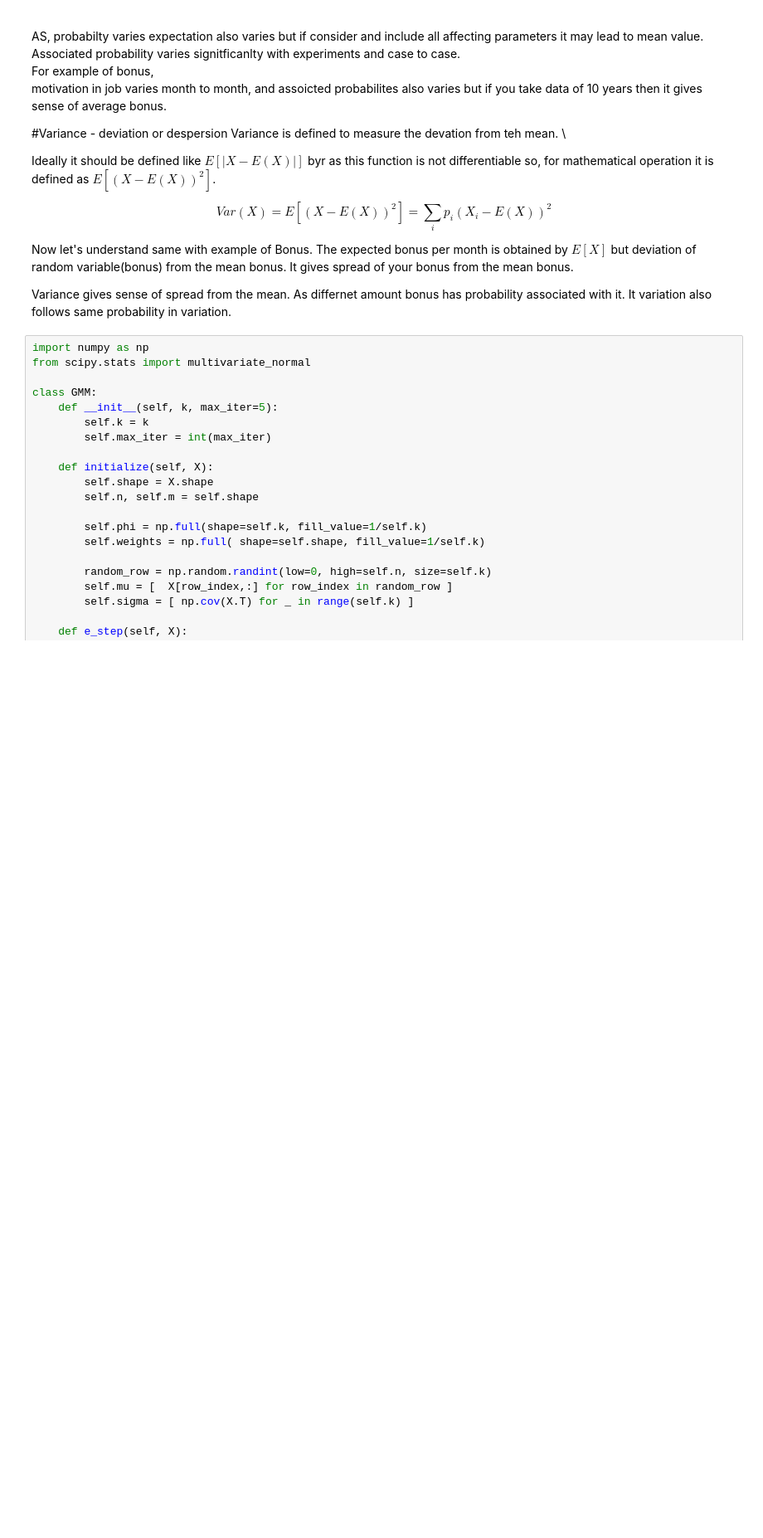
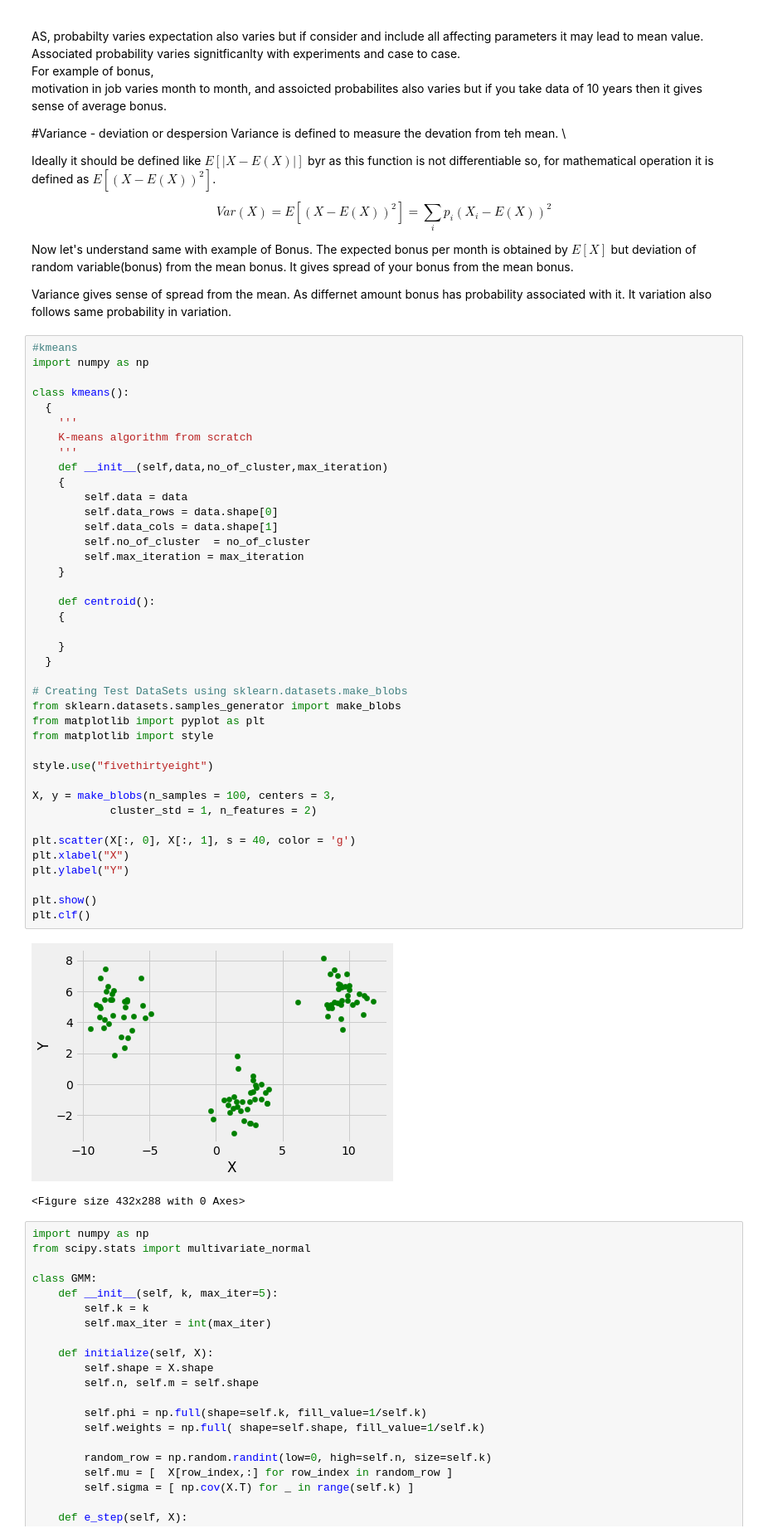
Before and after one commit to pragneshrana/Algo_Trial, a Jupyter notebook: EM.ipynb, the cells around one changed output. Shown at 83% size. Drawn from its saved outputs; the diff is of its cells as text; blank space fills up the shorter version.

```diff
--- a/EM.ipynb
+++ b/EM.ipynb
@@ -203,6 +203,49 @@ $$
 Now let's understand same with example of Bonus. The expected bonus per month is obtained by $E[X]$ but deviation of random variable(bonus) from the mean bonus. It gives spread of your bonus from the mean bonus.
 
 Variance gives sense of spread from the mean. As differnet amount bonus has probability associated with it. It variation also follows same probability in variation.
+# %%
+#kmeans
+import numpy as np
+
+class kmeans():
+  {
+    '''
+    K-means algorithm from scratch
+    '''
+    def __init__(self,data,no_of_cluster,max_iteration)
+    {
+        self.data = data
+        self.data_rows = data.shape[0]
+        self.data_cols = data.shape[1]
+        self.no_of_cluster  = no_of_cluster
+        self.max_iteration = max_iteration
+    }
+
+    def centroid():
+    {
+
+    }
+  }
+
+# Creating Test DataSets using sklearn.datasets.make_blobs
+from sklearn.datasets.samples_generator import make_blobs
+from matplotlib import pyplot as plt
+from matplotlib import style
+
+style.use("fivethirtyeight")
+
+X, y = make_blobs(n_samples = 100, centers = 3,
+			cluster_std = 1, n_features = 2)
+
+plt.scatter(X[:, 0], X[:, 1], s = 40, color = 'g')
+plt.xlabel("X")
+plt.ylabel("Y")
+
+plt.show()
+plt.clf()
+# %% [output]
+[figure, added]
+<Figure size 432x288 with 0 Axes>
 # %%
 import numpy as np
 from scipy.stats import multivariate_normal
```
